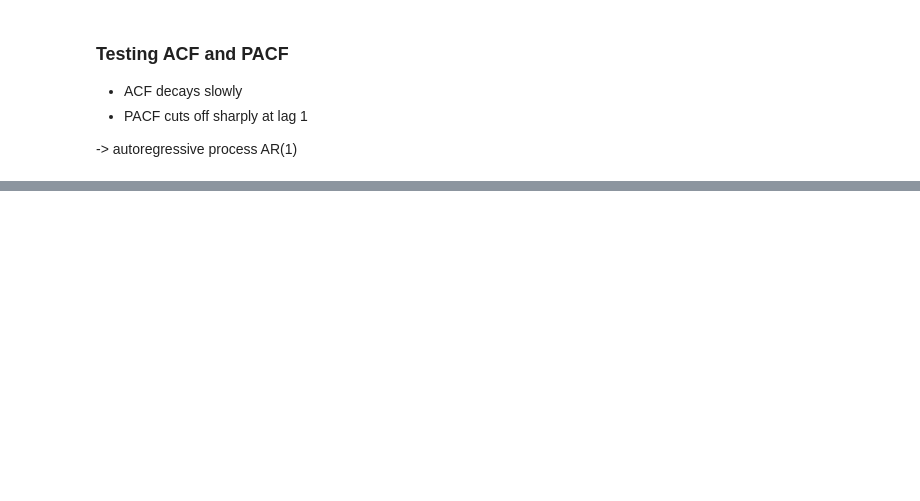
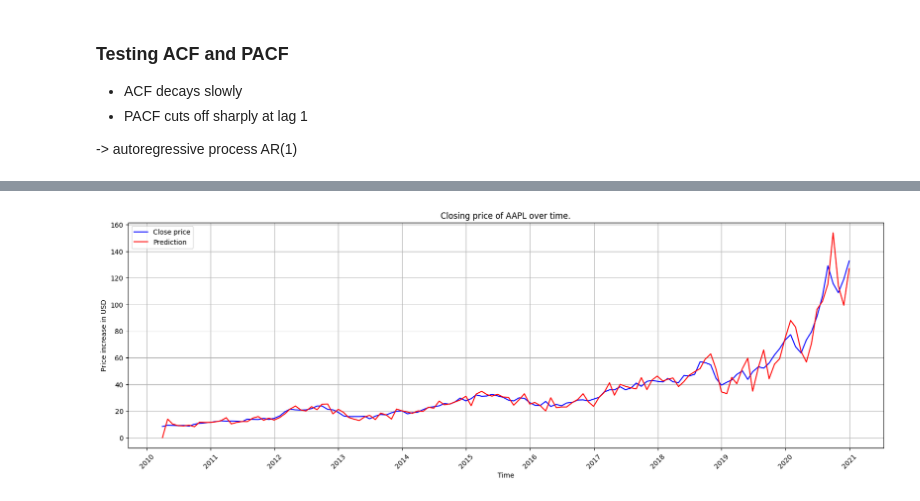
Before and after one commit to balooooooooo/econometric-modelling, a Jupyter notebook: analysis.ipynb, the cells around one changed output, grey strips where cells are left out. Saved outputs shown, nothing was run; the diff lists cells and outputs as text; code cells hidden in the pictures; blank space fills up the shorter version.

```diff
--- a/analysis.ipynb
+++ b/analysis.ipynb
@@ -257,18 +484,21 @@ print(f'Breusch-Pagan test p-value: {bp_test_pvalue}')
 # %%
 plt.figure(figsize=(20,6))
 plt.plot(df_train['Date'], df_train['Close'], label = 'Close price', color='blue')
-plt.plot(df_train['Date'], predicted, label = 'Prediction', color='yellow')
+plt.plot(df_train['Date'], predicted, label = 'Prediction', color='red')
 plt.gca().xaxis.set_major_locator(mdates.YearLocator())
 plt.gca().xaxis.set_major_formatter(mdates.DateFormatter('%Y'))
 plt.grid(True)
 plt.xticks(rotation=45)
 plt.ylabel('Price increase in USD')
 plt.xlabel('Time')
-plt.title("Closing price of AAPL over time. Differenced.")
+plt.title("Closing price of AAPL over time.")
 plt.legend()
+plt.savefig(f"sarima_fit.pdf", format="pdf", dpi=500, bbox_inches = "tight")
 plt.show()
 MSE(df_train['Close'], predicted)
 forecast = model.forecast(15, exog = None)
+# %% [output]
+[figure, added]
 # %%
 plt.figure(figsize=(20,6))
 plt.plot(df_train['Date'], df_train['Close'], label = 'Close price', color='blue', alpha= 0.8)
```
Also changed, not shown: parts of 39 cells of this notebook.
